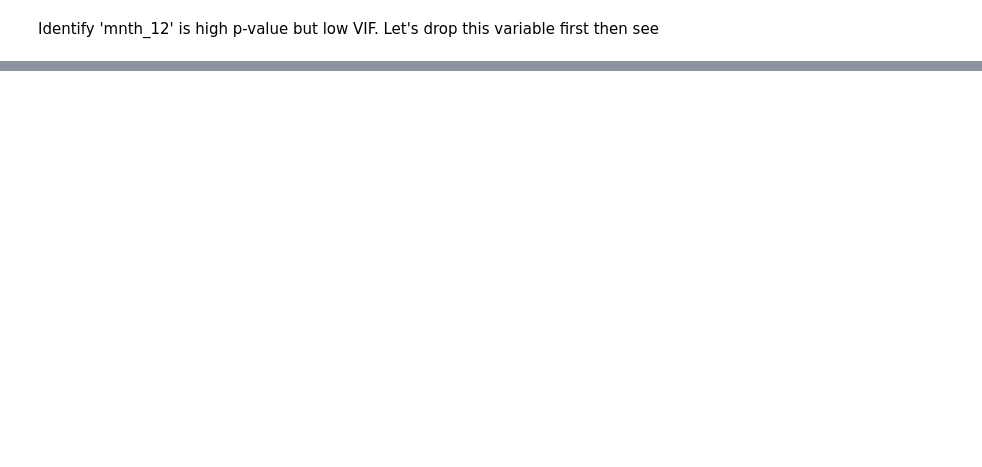
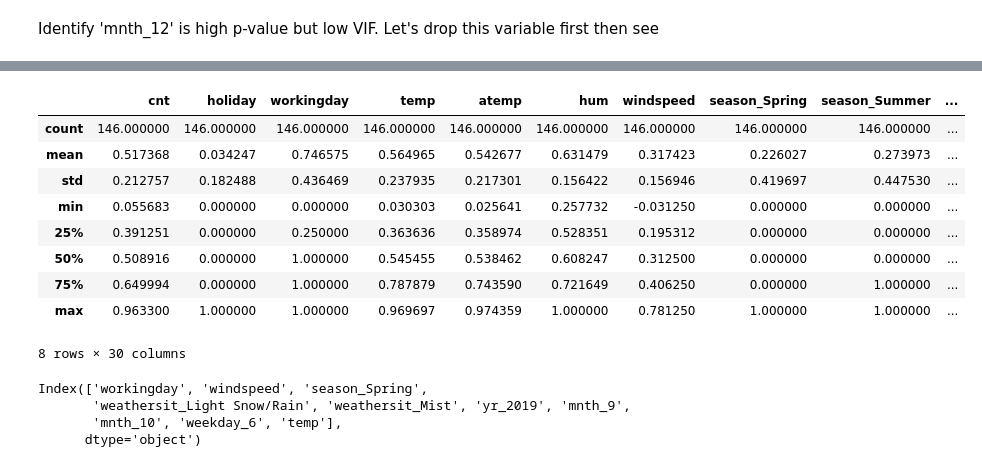
Before and after one commit to lacusu/ML1-LR-SharedBike-Assignment, a Jupyter notebook: BikeSharedAssignment.ipynb, the cells around one changed output, grey strips where cells are left out. Saved outputs shown, nothing was run; the diff lists cells and outputs as text; code cells hidden in the pictures; blank space fills up the shorter version.

```diff
--- a/BikeSharedAssignment.ipynb
+++ b/BikeSharedAssignment.ipynb
@@ -449,0 +844,12 @@ Covariance Type:            nonrobust
+# %%
+# We specify this so that the train and test data set always have the same rows, respectively
+np.random.seed(0)
+df_train, df_test = train_test_split(data, train_size = 0.8, test_size = 0.2, random_state = 100)
+# %%
+from sklearn.preprocessing import MinMaxScaler
+
+scaler = MinMaxScaler()
+
+num_variables = ['cnt', 'temp', 'atemp', 'hum', 'windspeed']
+df_train[num_variables] = scaler.fit_transform(df_train[num_variables])
+df_train.head()
@@ -449,0 +864,14 @@ Covariance Type:            nonrobust
+# %%
+df_test[num_variables] = scaler.transform(df_test[num_variables])
+df_test.describe()
+# %% [output]
+|  | cnt | holiday | workingday | temp | atemp | hum | windspeed | season_Spring | season_Summer | ... |
+| count | 146.000000 | 146.000000 | 146.000000 | 146.000000 | 146.000000 | 146.000000 | 146.000000 | 146.000000 | 146.000000 | ... |
+| mean | 0.517368 | 0.034247 | 0.746575 | 0.564965 | 0.542677 | 0.631479 | 0.317423 | 0.226027 | 0.273973 | ... |
+| std | 0.212757 | 0.182488 | 0.436469 | 0.237935 | 0.217301 | 0.156422 | 0.156946 | 0.419697 | 0.447530 | ... |
+| min | 0.055683 | 0.000000 | 0.000000 | 0.030303 | 0.025641 | 0.257732 | -0.031250 | 0.000000 | 0.000000 | ... |
+| 25% | 0.391251 | 0.000000 | 0.250000 | 0.363636 | 0.358974 | 0.528351 | 0.195312 | 0.000000 | 0.000000 | ... |
+| 50% | 0.508916 | 0.000000 | 1.000000 | 0.545455 | 0.538462 | 0.608247 | 0.312500 | 0.000000 | 0.000000 | ... |
+| 75% | 0.649994 | 0.000000 | 1.000000 | 0.787879 | 0.743590 | 0.721649 | 0.406250 | 0.000000 | 1.000000 | ... |
+| max | 0.963300 | 1.000000 | 1.000000 | 0.969697 | 0.974359 | 1.000000 | 0.781250 | 1.000000 | 1.000000 | ... |
+8 rows × 30 columns
@@ -449,0 +889,7 @@ Covariance Type:            nonrobust
+# %%
+selected_features
+# %% [output]
+Index(['workingday', 'windspeed', 'season_Spring',
+       'weathersit_Light Snow/Rain', 'weathersit_Mist', 'yr_2019', 'mnth_9',
+       'mnth_10', 'weekday_6', 'temp'],
+      dtype='object')
```
Also changed, not shown: parts of 56 cells of this notebook.
